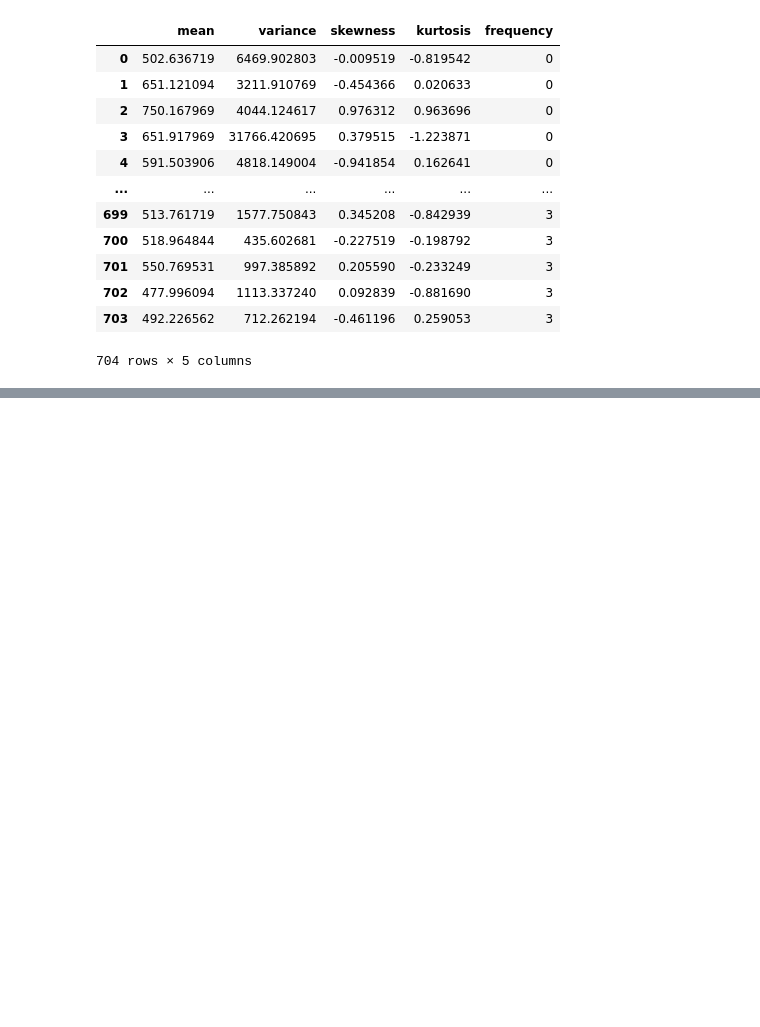
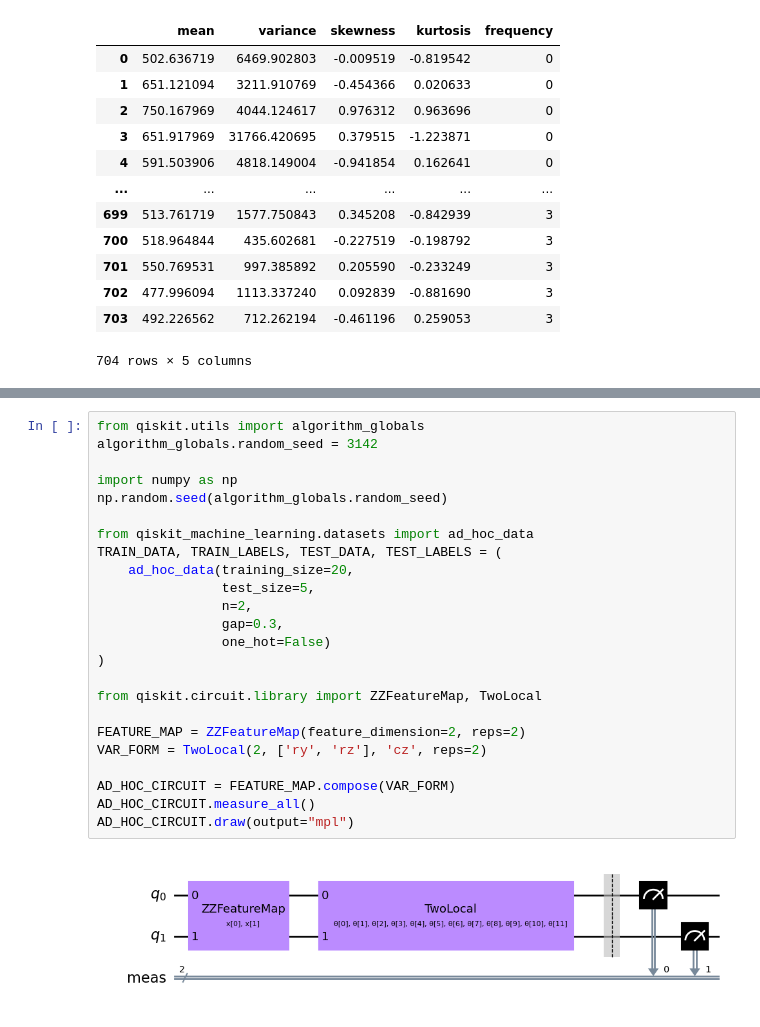
Before and after one commit to dev26git/Quantum-ML-EEG-Signals, a Jupyter notebook: QML_Code.ipynb, the cells around one changed output, grey strips where cells are left out. Cells and saved outputs as stored; diff of their text form; blank space fills up the shorter version.

```diff
--- a/QML_Code.ipynb
+++ b/QML_Code.ipynb
@@ -176,0 +216,26 @@ df1
+# %%
+from qiskit.utils import algorithm_globals
+algorithm_globals.random_seed = 3142
+
+import numpy as np
+np.random.seed(algorithm_globals.random_seed)
+
+from qiskit_machine_learning.datasets import ad_hoc_data
+TRAIN_DATA, TRAIN_LABELS, TEST_DATA, TEST_LABELS = (
+    ad_hoc_data(training_size=20,
+                test_size=5,
+                n=2,
+                gap=0.3,
+                one_hot=False)
+)
+
+from qiskit.circuit.library import ZZFeatureMap, TwoLocal
+
+FEATURE_MAP = ZZFeatureMap(feature_dimension=2, reps=2)
+VAR_FORM = TwoLocal(2, ['ry', 'rz'], 'cz', reps=2)
+
+AD_HOC_CIRCUIT = FEATURE_MAP.compose(VAR_FORM)
+AD_HOC_CIRCUIT.measure_all()
+AD_HOC_CIRCUIT.draw(output="mpl")
+# %% [output]
+[figure, added]
```
Also changed, not shown: parts of 34 cells of this notebook, 11 other files.
